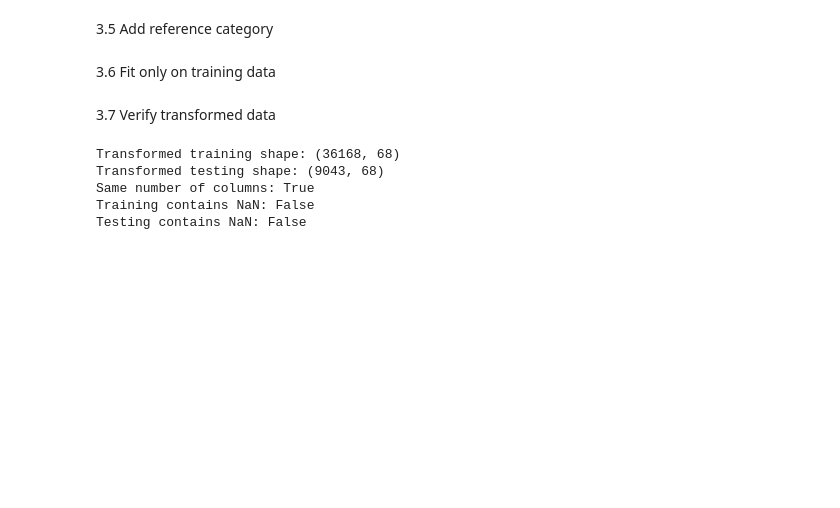
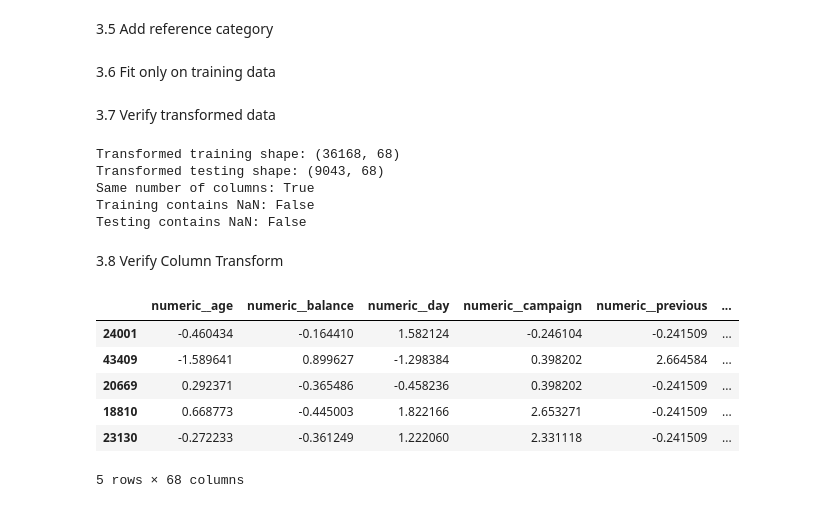
Before and after one commit to IT24102228/IT3091_Assignment_52, a Jupyter notebook: IT24101461_FeatureEngineering.ipynb, the cells around one changed output. Drawn from its saved outputs; the diff is of its cells as text; code cells hidden in the pictures; blank space fills up the shorter version.

```diff
--- a/IT24101461_FeatureEngineering.ipynb
+++ b/IT24101461_FeatureEngineering.ipynb
@@ -569,3 +569,25 @@ Transformed testing shape: (9043, 68)
 Same number of columns: True
 Training contains NaN: False
 Testing contains NaN: False
+# %% [markdown]
+3.8 Verify Column Transform
+# %%
+transformed_feature_names = (
+    feature_preprocessor.get_feature_names_out()
+)
+
+X_train_transformed_df = pd.DataFrame(
+    X_train_transformed,
+    columns=transformed_feature_names,
+    index=X_train_fe.index
+)
+
+X_train_transformed_df.head()
+# %% [output]
+|  | numeric__age | numeric__balance | numeric__day | numeric__campaign | numeric__previous | ... |
+| 24001 | -0.460434 | -0.164410 | 1.582124 | -0.246104 | -0.241509 | ... |
+| 43409 | -1.589641 | 0.899627 | -1.298384 | 0.398202 | 2.664584 | ... |
+| 20669 | 0.292371 | -0.365486 | -0.458236 | 0.398202 | -0.241509 | ... |
+| 18810 | 0.668773 | -0.445003 | 1.822166 | 2.653271 | -0.241509 | ... |
+| 23130 | -0.272233 | -0.361249 | 1.222060 | 2.331118 | -0.241509 | ... |
+5 rows × 68 columns
```
Also changed, not shown: parts of 16 cells of this notebook.
